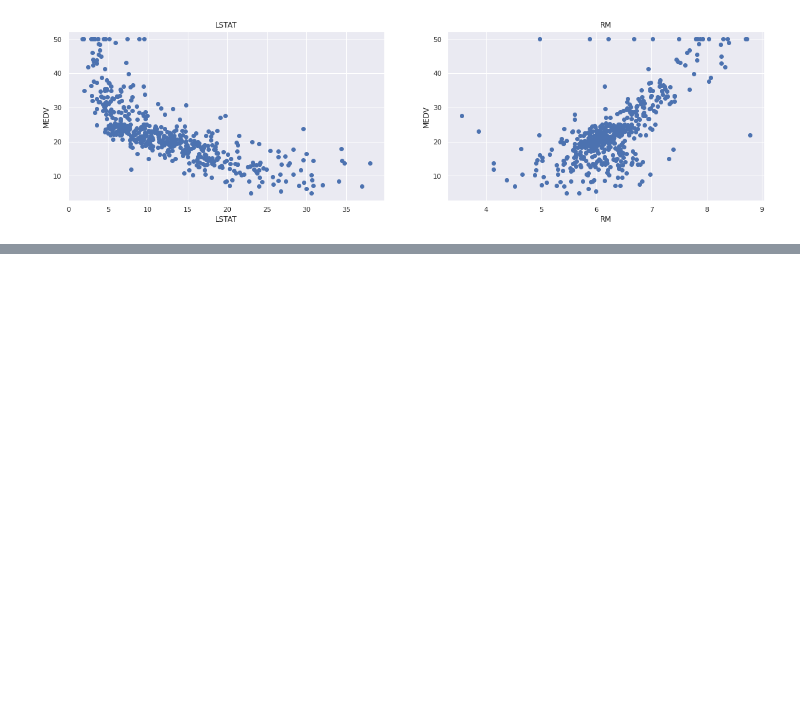
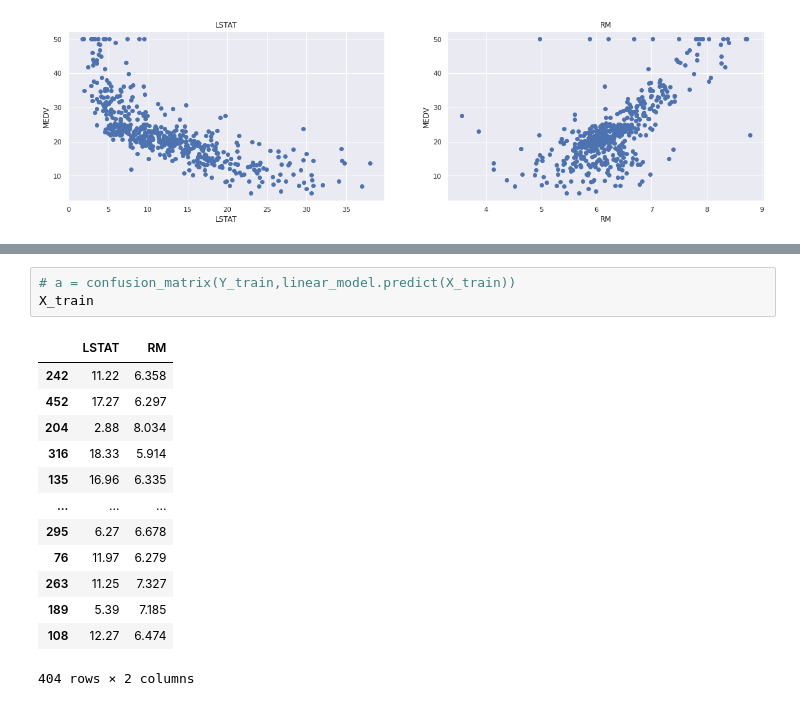
Before and after one commit to arfaz26/Boston-Housing, a Jupyter notebook: boston_housing.ipynb, the cells around one changed output, grey strips where cells are left out. Saved outputs shown, nothing was run; the diff lists cells and outputs as text; blank space fills up the shorter version.

```diff
--- a/boston_housing.ipynb
+++ b/boston_housing.ipynb
@@ -169,0 +219,17 @@ for i, col in enumerate(features):
+# %%
+# a = confusion_matrix(Y_train,linear_model.predict(X_train))
+X_train
+# %% [output]
+|  | LSTAT | RM |
+| 242 | 11.22 | 6.358 |
+| 452 | 17.27 | 6.297 |
+| 204 | 2.88 | 8.034 |
+| 316 | 18.33 | 5.914 |
+| 135 | 16.96 | 6.335 |
+| ... | ... | ... |
+| 295 | 6.27 | 6.678 |
+| 76 | 11.97 | 6.279 |
+| 263 | 11.25 | 7.327 |
+| 189 | 5.39 | 7.185 |
+| 108 | 12.27 | 6.474 |
+404 rows × 2 columns
```
Also changed, not shown: parts of 7 cells of this notebook.
